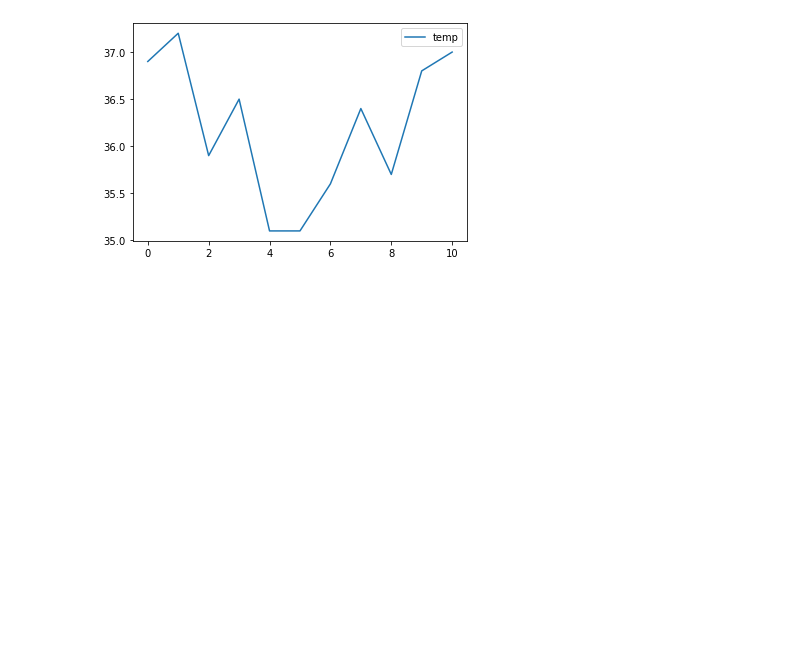
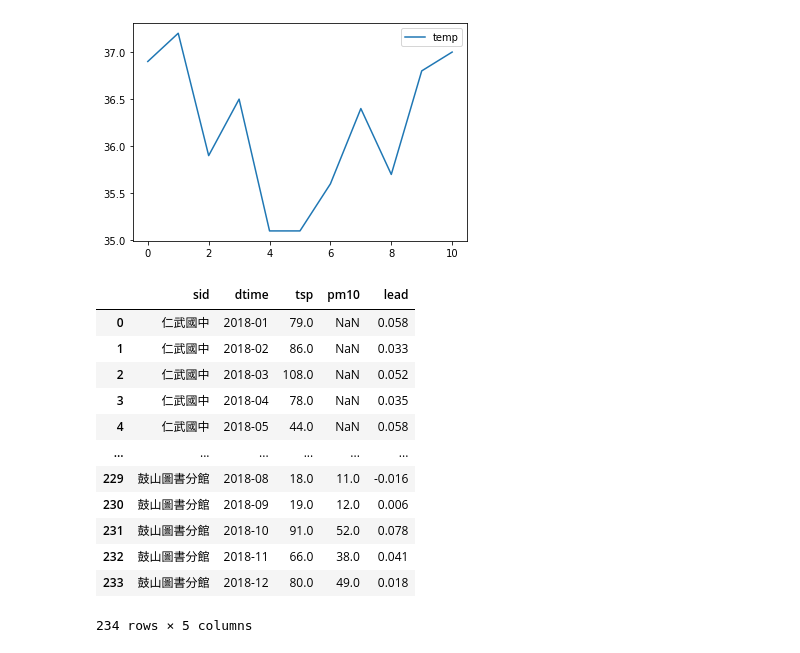
Before and after one commit to maloyang/KH20220820_Python_ML_DL, a Jupyter notebook: W03/W03_3_pandas_3.ipynb, the cells around one changed output. Drawn from its saved outputs; the diff is of its cells as text; code cells hidden in the pictures; blank space fills up the shorter version.

```diff
--- a/W03/W03_3_pandas_3.ipynb
+++ b/W03/W03_3_pandas_3.ipynb
@@ -216,0 +221,19 @@ df.plot()
+# %%
+sql_cmd_str = "select * from %s" %(table_name)
+df = pd.read_sql_query(sql_cmd_str, my_db)
+# %%
+df
+# %% [output]
+|  | sid | dtime | tsp | pm10 | lead |
+| 0 | 仁武國中 | 2018-01 | 79.0 | NaN | 0.058 |
+| 1 | 仁武國中 | 2018-02 | 86.0 | NaN | 0.033 |
+| 2 | 仁武國中 | 2018-03 | 108.0 | NaN | 0.052 |
+| 3 | 仁武國中 | 2018-04 | 78.0 | NaN | 0.035 |
+| 4 | 仁武國中 | 2018-05 | 44.0 | NaN | 0.058 |
+| ... | ... | ... | ... | ... | ... |
+| 229 | 鼓山圖書分館 | 2018-08 | 18.0 | 11.0 | -0.016 |
+| 230 | 鼓山圖書分館 | 2018-09 | 19.0 | 12.0 | 0.006 |
+| 231 | 鼓山圖書分館 | 2018-10 | 91.0 | 52.0 | 0.078 |
+| 232 | 鼓山圖書分館 | 2018-11 | 66.0 | 38.0 | 0.041 |
+| 233 | 鼓山圖書分館 | 2018-12 | 80.0 | 49.0 | 0.018 |
+234 rows × 5 columns
```
Also changed, not shown: parts of 9 cells of this notebook, 2 other files.
